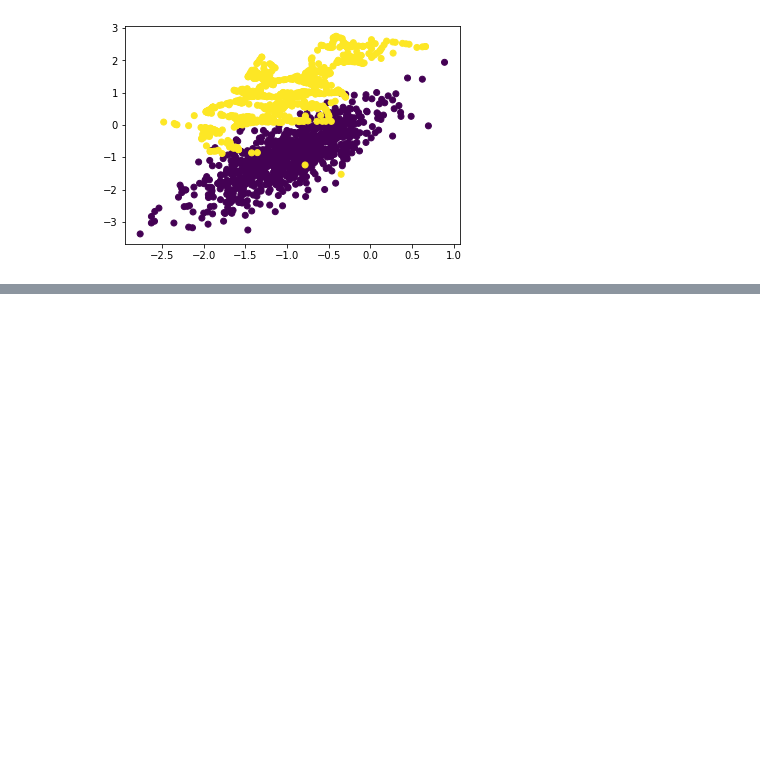
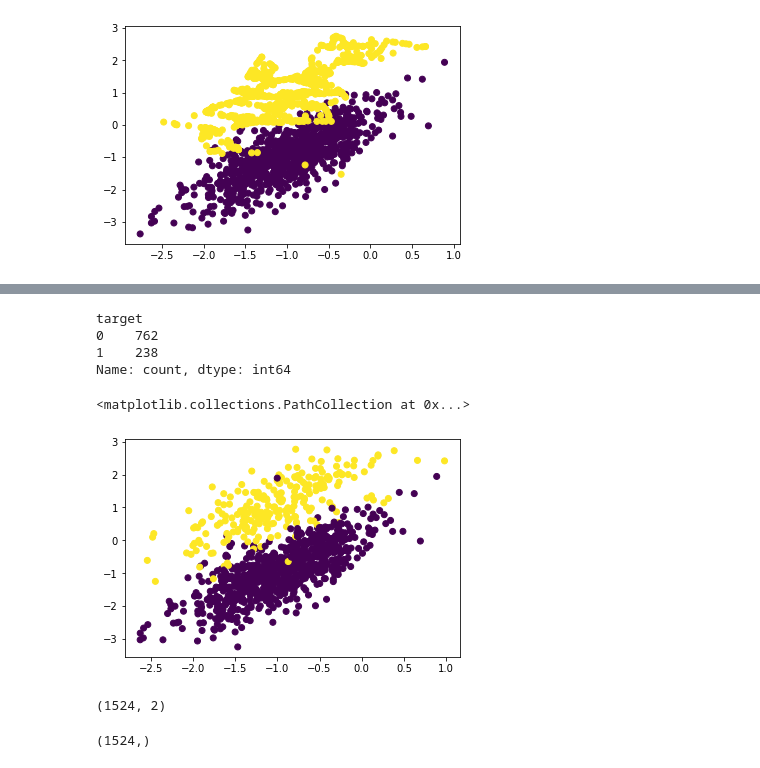
Before and after one commit to mani24singh/Data-Science-ML-Learning-Hub, a Jupyter notebook: 02. Feature Engineering/03. SMOTE.ipynb, the cells around one changed output, grey strips where cells are left out. Cells and saved outputs as stored; diff of their text form; code cells hidden in the pictures; blank space fills up the shorter version.

```diff
--- a/02. Feature Engineering/03. SMOTE.ipynb
+++ b/02. Feature Engineering/03. SMOTE.ipynb
@@ -78,0 +81,19 @@ plt.scatter(oversample_df['f1'], oversample_df['f2'], c=oversample_df['target'])
+# %%
+from sklearn.datasets import make_classification
+
+X,y=make_classification(
+    n_samples=1000,
+    n_redundant=0,
+    n_features=2,
+    n_clusters_per_class=1,
+    weights=[0.76],
+    random_state=12
+)
+# %%
+import pandas as pd
+
+df1=pd.DataFrame(X,columns=['f1','f2'])
+df2=pd.DataFrame(y,columns=['target'])
+
+final_df=pd.concat([df1,df2],axis=1)
+final_df.head()
@@ -78,0 +107,16 @@ plt.scatter(oversample_df['f1'], oversample_df['f2'], c=oversample_df['target'])
+# %%
+final_df['target'].value_counts()
+# %% [output]
+target
+0    762
+1    238
+Name: count, dtype: int64
+# %%
+import matplotlib.pyplot as plt
+plt.scatter(
+    final_df['f1'],
+    final_df['f2'],
+    c=final_df['target']) #c means colors based on target value i.e either for 0 or 1
+# %% [output]
+<matplotlib.collections.PathCollection at 0x...>
+[figure, added]
@@ -78,0 +128,8 @@ plt.scatter(oversample_df['f1'], oversample_df['f2'], c=oversample_df['target'])
+# %%
+X.shape
+# %% [output]
+(1524, 2)
+# %%
+y.shape
+# %% [output]
+(1524,)
```
Also changed, not shown: parts of 6 cells of this notebook, 5 other files.
